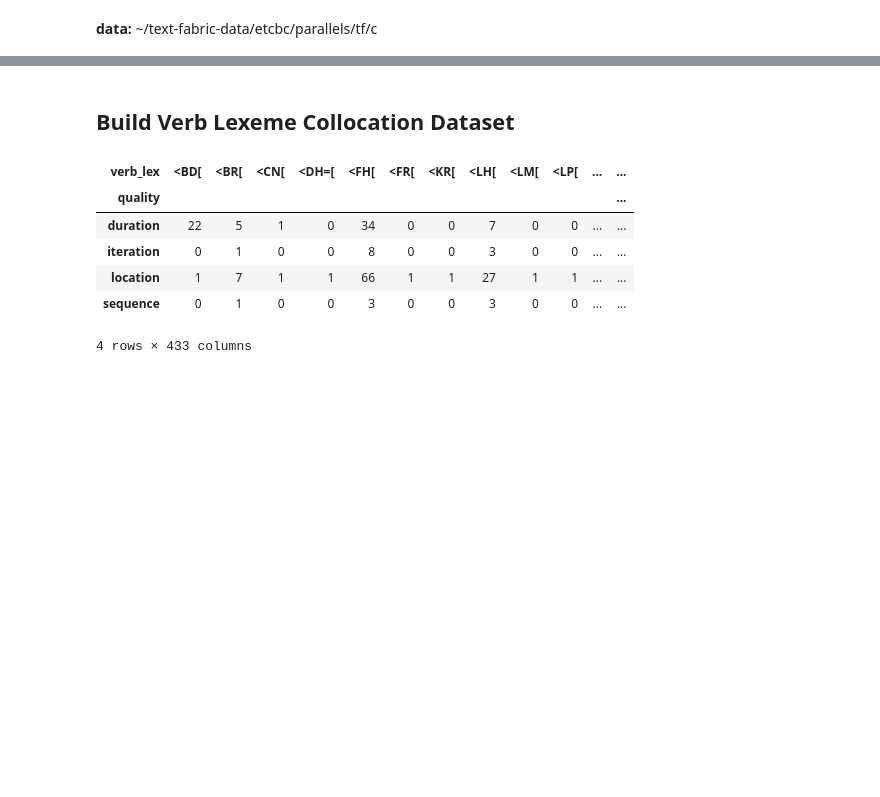
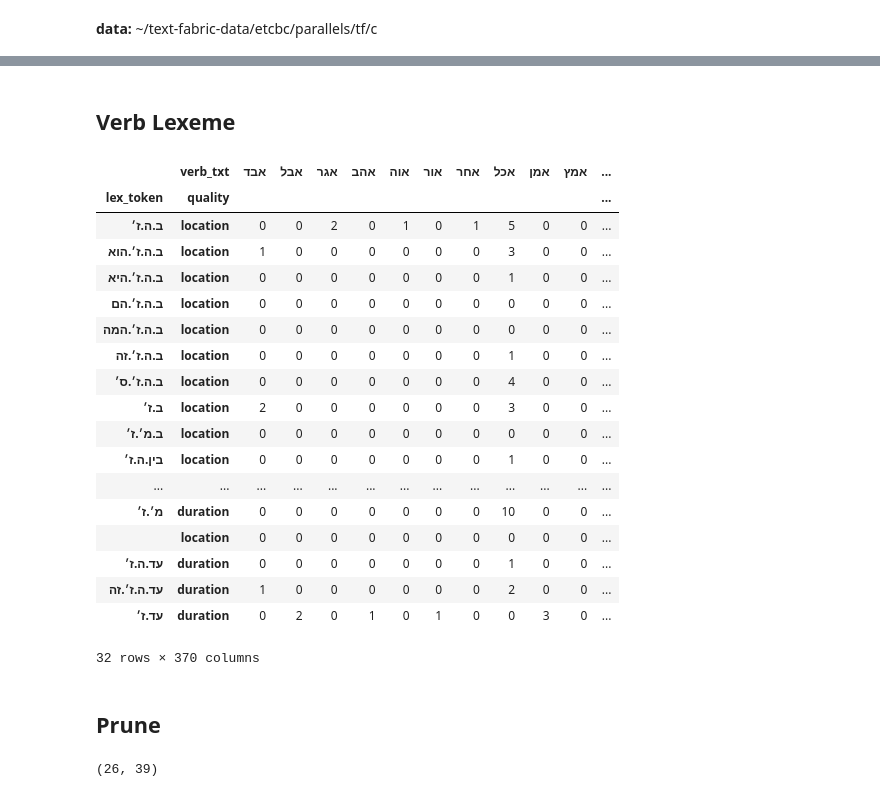
Before and after one commit to CambridgeSemiticsLab/BH_time_collocations, a Jupyter notebook: workflow/notebooks/analysis/time_LABELTESTING.ipynb, the cells around one changed output, grey strips where cells are left out. Cells and saved outputs as stored; diff of their text form; code cells hidden in the pictures; blank space fills up the shorter version.

```diff
--- a/workflow/notebooks/analysis/time_LABELTESTING.ipynb
+++ b/workflow/notebooks/analysis/time_LABELTESTING.ipynb
@@ -9,6 +9,9 @@ import matplotlib.pyplot as plt
 import seaborn as sns
 import pandas as pd
 pd.set_option('display.max_rows', 200)
+idx = pd.IndexSlice
+from adjustText import adjust_text
+from bidi.algorithm import get_display
 
 # custom modules
 from scripts.paths import paths
@@ -18,6 +21,11 @@ import scripts.nav_tree as nt
 # saving paths
 out = Exporter(paths['outdir'], 'time_LABELTESTING')
 
+with open(paths['phrase_data'], 'r') as infile:
+    phrase_parses = json.load(infile)
+with open(paths['time_data'], 'r') as infile:
+    time_parses = json.load(infile)
+
 # load BHSA data
 bhsa = use('bhsa', silent='deep')
 F, E, T, L = bhsa.api.F, bhsa.api.E, bhsa.api.T, bhsa.api.L
@@ -28,5 +36,8 @@ data: ~/text-fabric-data/etcbc/phono/tf/c
 data: ~/text-fabric-data/etcbc/parallels/tf/c
 # %%
 df = pd.read_csv(paths['dataset'], index_col='node')
-df.head()
+df_sg = df.query("(n_times == 1) and (is_advb == False)")
+
+print(df.shape)
+print(df_sg.shape)
 # %% [output]
@@ -39,0 +76,4 @@ df.head()
+# %%
+token_ct_raw = pd.DataFrame(df_sg.lex_token.value_counts())
+
+token_ct_raw.head()
@@ -39,0 +89,6 @@ df.head()
+# %%
+token_ct = token_ct_raw[token_ct_raw.lex_token >= 5]
+
+print(token_ct.shape)
+
+token_ct
@@ -40,20 +114,36 @@ df.head()
 # %% [markdown]
-## Build Verb Lexeme Collocation Dataset
+## Verb Lexeme
 # %%
 verb_ct = pd.pivot_table(
-    df,
-    index='quality',
-    columns='verb_lex',
+    df_sg[df_sg.lex_token.isin(token_ct.index)],
+    index=['lex_token', 'quality'],
+    columns=['verb_txt'],
     aggfunc='size',
     fill_value=0
 )
 
+verb_ct = verb_ct.loc[idx[:, ['location', 'duration']], :]
+
 verb_ct
 # %% [output]
-| verb_lex | <BD[ | <BR[ | <CN[ | <DH=[ | <FH[ | <FR[ | <KR[ | <LH[ | <LM[ | <LP[ | ... | ... |
-| quality |  |  |  |  |  |  |  |  |  |  |  | ... |
-| duration | 22 | 5 | 1 | 0 | 34 | 0 | 0 | 7 | 0 | 0 | ... | ... |
-| iteration | 0 | 1 | 0 | 0 | 8 | 0 | 0 | 3 | 0 | 0 | ... | ... |
-| location | 1 | 7 | 1 | 1 | 66 | 1 | 1 | 27 | 1 | 1 | ... | ... |
-| sequence | 0 | 1 | 0 | 0 | 3 | 0 | 0 | 3 | 0 | 0 | ... | ... |
+|  | verb_txt | אבד | אבל | אגר | אהב | אוה | אור | אחר | אכל | אמן | אמץ | ... |
+| lex_token | quality |  |  |  |  |  |  |  |  |  |  | ... |
+| ב.ה.ז׳ | location | 0 | 0 | 2 | 0 | 1 | 0 | 1 | 5 | 0 | 0 | ... |
+| ב.ה.ז׳.הוא | location | 1 | 0 | 0 | 0 | 0 | 0 | 0 | 3 | 0 | 0 | ... |
+| ב.ה.ז׳.היא | location | 0 | 0 | 0 | 0 | 0 | 0 | 0 | 1 | 0 | 0 | ... |
+| ב.ה.ז׳.הם | location | 0 | 0 | 0 | 0 | 0 | 0 | 0 | 0 | 0 | 0 | ... |
+| ב.ה.ז׳.המה | location | 0 | 0 | 0 | 0 | 0 | 0 | 0 | 0 | 0 | 0 | ... |
+| ב.ה.ז׳.זה | location | 0 | 0 | 0 | 0 | 0 | 0 | 0 | 1 | 0 | 0 | ... |
+| ב.ה.ז׳.ס׳ | location | 0 | 0 | 0 | 0 | 0 | 0 | 0 | 4 | 0 | 0 | ... |
+| ב.ז׳ | location | 2 | 0 | 0 | 0 | 0 | 0 | 0 | 3 | 0 | 0 | ... |
+| ב.מ׳.ז׳ | location | 0 | 0 | 0 | 0 | 0 | 0 | 0 | 0 | 0 | 0 | ... |
+| בין.ה.ז׳ | location | 0 | 0 | 0 | 0 | 0 | 0 | 0 | 1 | 0 | 0 | ... |
+| ... | ... | ... | ... | ... | ... | ... | ... | ... | ... | ... | ... | ... |
+| מ׳.ז׳ | duration | 0 | 0 | 0 | 0 | 0 | 0 | 0 | 10 | 0 | 0 | ... |
+|  | location | 0 | 0 | 0 | 0 | 0 | 0 | 0 | 0 | 0 | 0 | ... |
+| עד.ה.ז׳ | duration | 0 | 0 | 0 | 0 | 0 | 0 | 0 | 1 | 0 | 0 | ... |
+| עד.ה.ז׳.זה | duration | 1 | 0 | 0 | 0 | 0 | 0 | 0 | 2 | 0 | 0 | ... |
+| עד.ז׳ | duration | 0 | 2 | 0 | 1 | 0 | 1 | 0 | 0 | 3 | 0 | ... |
-4 rows × 433 columns
+32 rows × 370 columns
+# %% [markdown]
+## Prune
@@ -59,0 +160,4 @@ verb_ct
+# %%
+verb_ct_.shape
+# %% [output]
+(26, 39)
```
Also changed, not shown: parts of 43 cells of this notebook, 19 other files.
